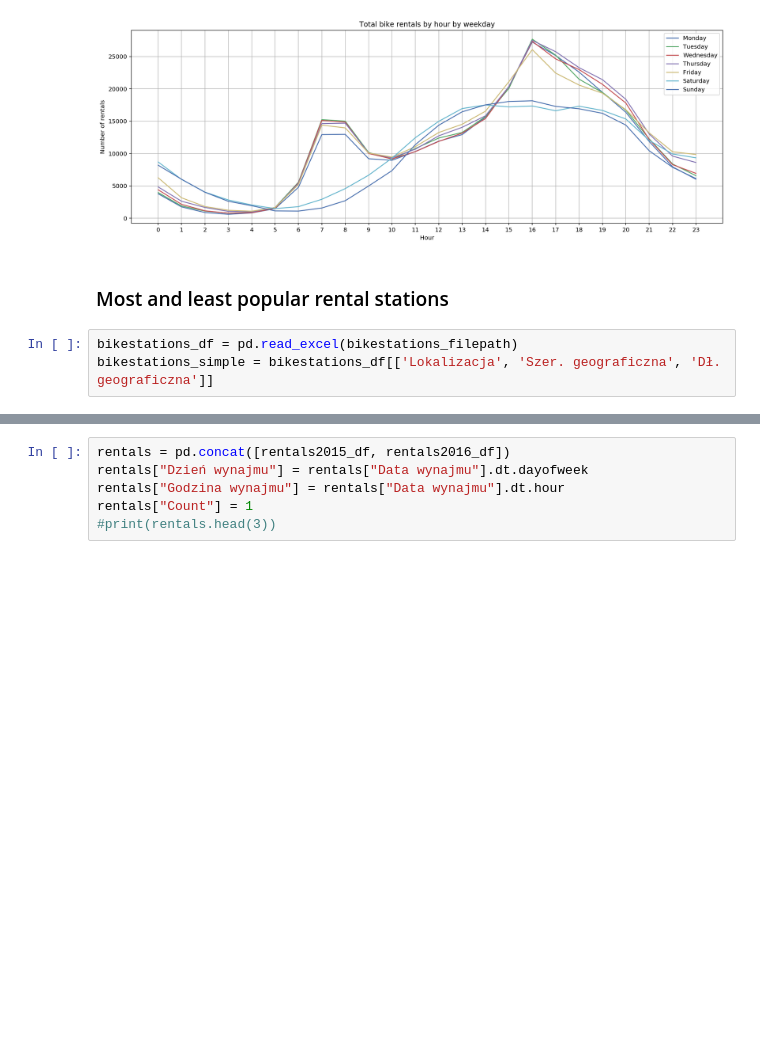
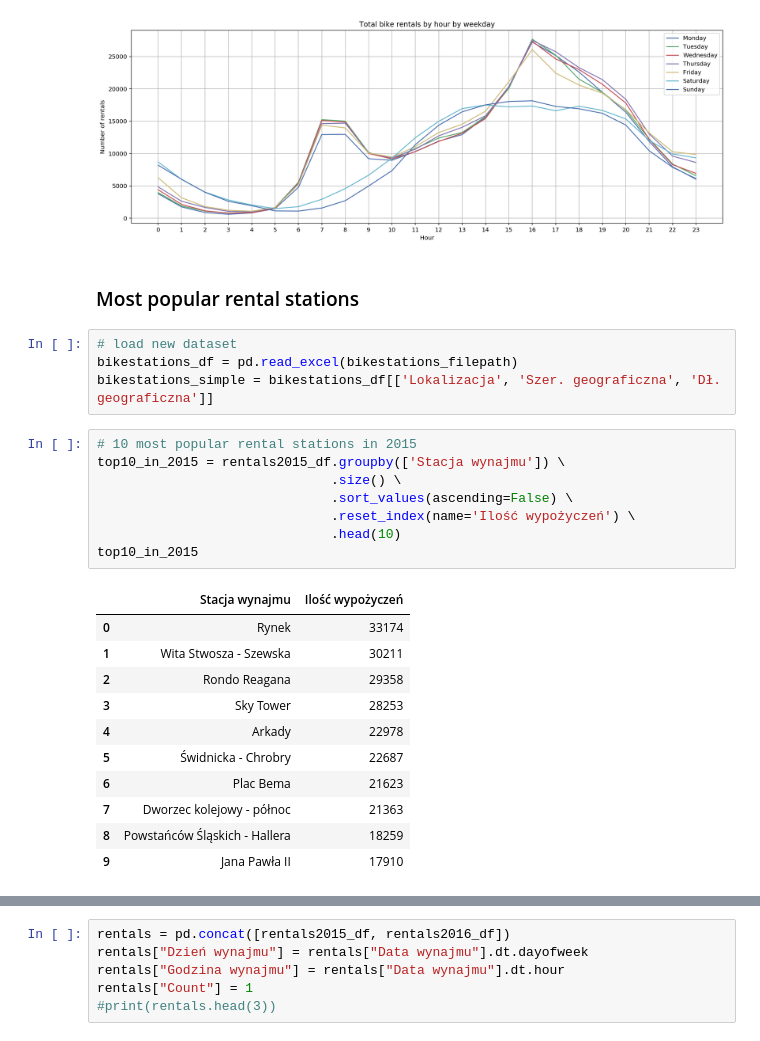
Before and after one commit to mariuszrokita/bike-sharing-demand, a Jupyter notebook: notebooks/wroclawski-rower-miejski/initial-data-exploration.ipynb, the cells around one changed output, grey strips where cells are left out. Cells and saved outputs as stored; diff of their text form; blank space fills up the shorter version.

Commit message:
Detected most and least popular bike stations along with displaying them on map.

```diff
--- a/notebooks/wroclawski-rower-miejski/initial-data-exploration.ipynb
+++ b/notebooks/wroclawski-rower-miejski/initial-data-exploration.ipynb
@@ -655,7 +654,28 @@ ax.grid(True)
 # %% [output]
 [figure]
 # %% [markdown]
-### Most and least popular rental stations
+### Most popular rental stations
 # %%
+# load new dataset
 bikestations_df = pd.read_excel(bikestations_filepath)
 bikestations_simple = bikestations_df[['Lokalizacja', 'Szer. geograficzna', 'Dł. geograficzna']]
+# %%
+# 10 most popular rental stations in 2015
+top10_in_2015 = rentals2015_df.groupby(['Stacja wynajmu']) \
+                              .size() \
+                              .sort_values(ascending=False) \
+                              .reset_index(name='Ilość wypożyczeń') \
+                              .head(10)
+top10_in_2015
+# %% [output]
+|  | Stacja wynajmu | Ilość wypożyczeń |
+| 0 | Rynek | 33174 |
+| 1 | Wita Stwosza - Szewska | 30211 |
+| 2 | Rondo Reagana | 29358 |
+| 3 | Sky Tower | 28253 |
+| 4 | Arkady | 22978 |
+| 5 | Świdnicka - Chrobry | 22687 |
+| 6 | Plac Bema | 21623 |
+| 7 | Dworzec kolejowy - północ | 21363 |
+| 8 | Powstańców Śląskich - Hallera | 18259 |
+| 9 | Jana Pawła II | 17910 |
```
Also changed, not shown: parts of 12 cells of this notebook.
